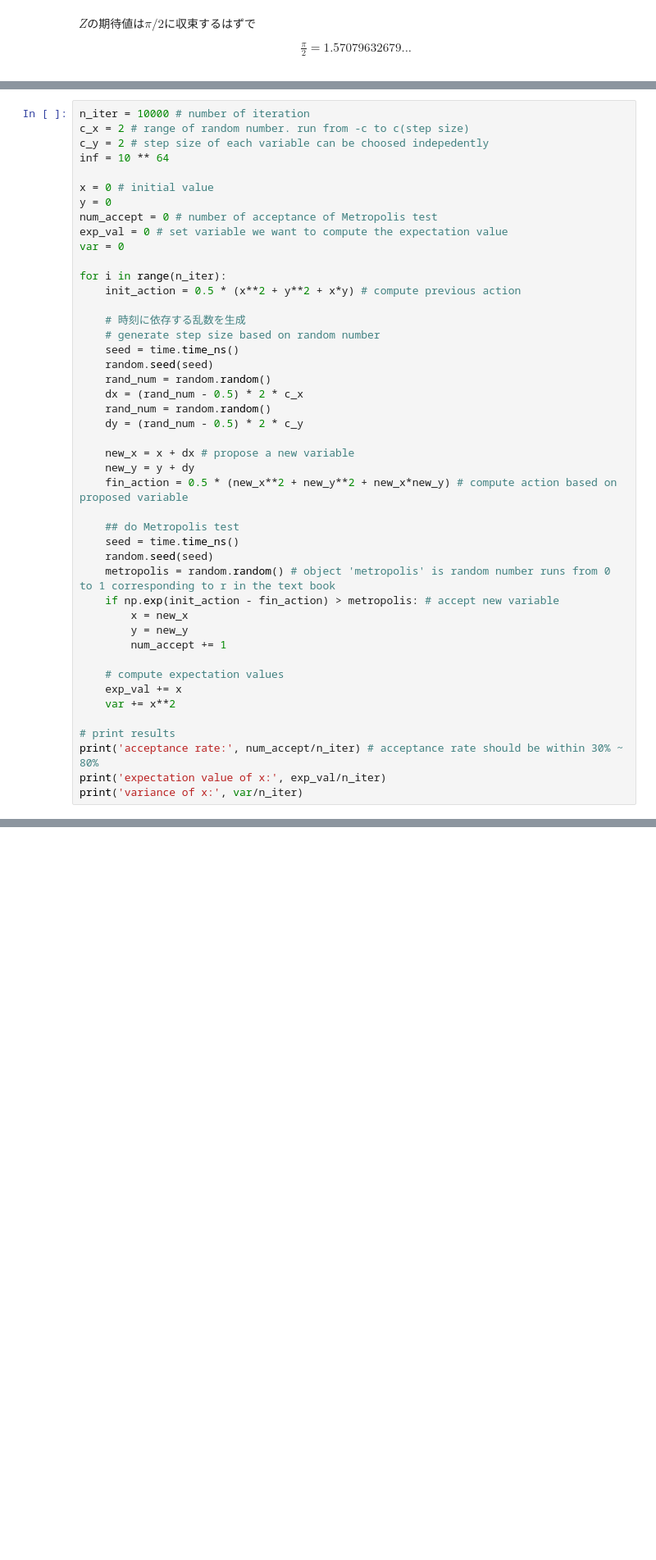
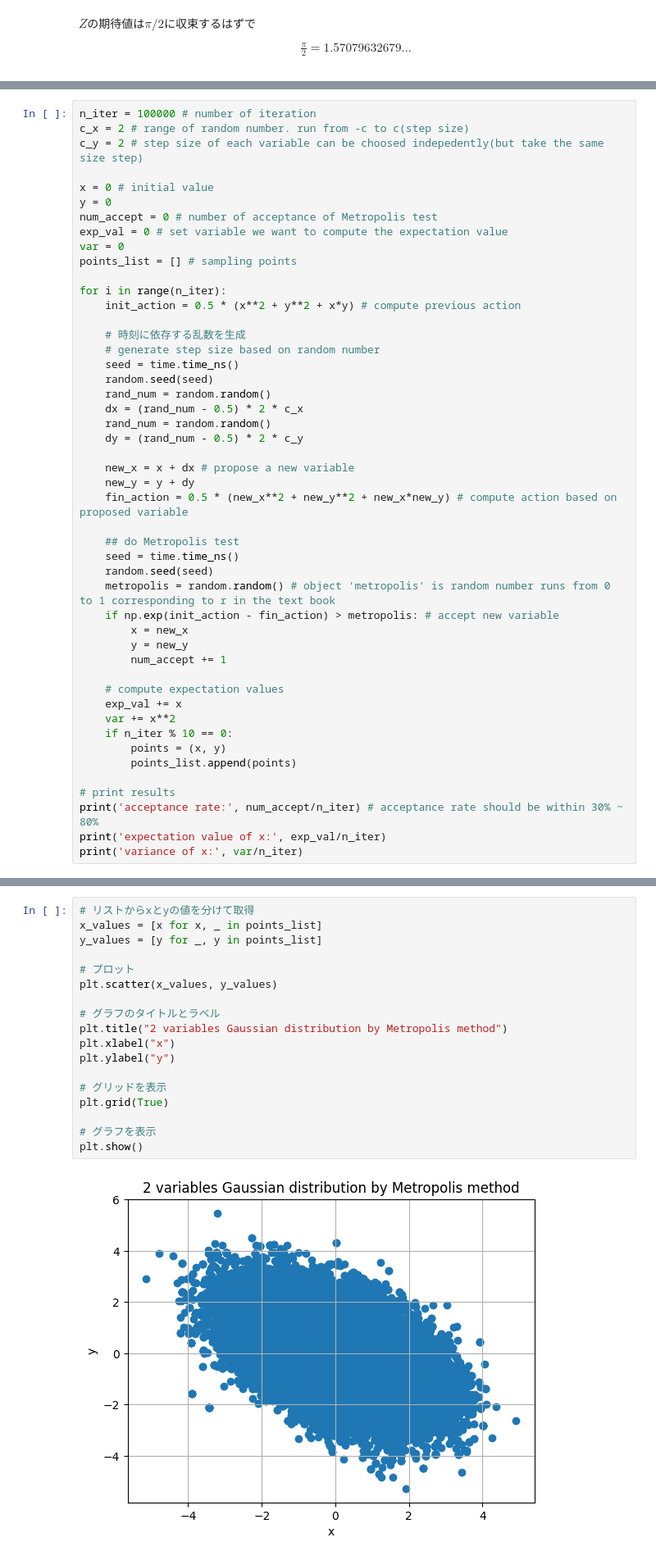
Before and after one commit to men0ta/MCMC-exercise, a Jupyter notebook: mcmc.ipynb, the cells around one changed output, grey strips where cells are left out. Shown at 82% size. Saved outputs shown, nothing was run; the diff lists cells and outputs as text; blank space fills up the shorter version.

Commit message:
plot added

```diff
--- a/mcmc.ipynb
+++ b/mcmc.ipynb
@@ -152,14 +153,14 @@ $Z$の期待値は$\pi/2$に収束するはずで
 # %%
-n_iter = 10000 # number of iteration
+n_iter = 100000 # number of iteration
 c_x = 2 # range of random number. run from -c to c(step size)
-c_y = 2 # step size of each variable can be choosed indepedently
-inf = 10 ** 64
+c_y = 2 # step size of each variable can be choosed indepedently(but take the same size step)
 
 x = 0 # initial value
 y = 0
 num_accept = 0 # number of acceptance of Metropolis test
 exp_val = 0 # set variable we want to compute the expectation value
 var = 0
+points_list = [] # sampling points
 
 for i in range(n_iter):
     init_action = 0.5 * (x**2 + y**2 + x*y) # compute previous action
@@ -189,6 +190,9 @@ for i in range(n_iter):
     # compute expectation values
     exp_val += x
     var += x**2
+    if n_iter % 10 == 0:
+        points = (x, y)
+        points_list.append(points)
 
 # print results
 print('acceptance rate:', num_accept/n_iter) # acceptance rate should be within 30% ~ 80%
@@ -200,0 +211,20 @@ variance of x: 1.3105820450465813
+# %%
+# リストからxとyの値を分けて取得
+x_values = [x for x, _ in points_list]
+y_values = [y for _, y in points_list]
+
+# プロット
+plt.scatter(x_values, y_values)
+
+# グラフのタイトルとラベル
+plt.title("2 variables Gaussian distribution by Metropolis method")
+plt.xlabel("x")
+plt.ylabel("y")
+
+# グリッドを表示
+plt.grid(True)
+
+# グラフを表示
+plt.show()
+# %% [output]
+[figure, added]
```
Also changed, not shown: parts of 4 cells of this notebook, 1 other file.
